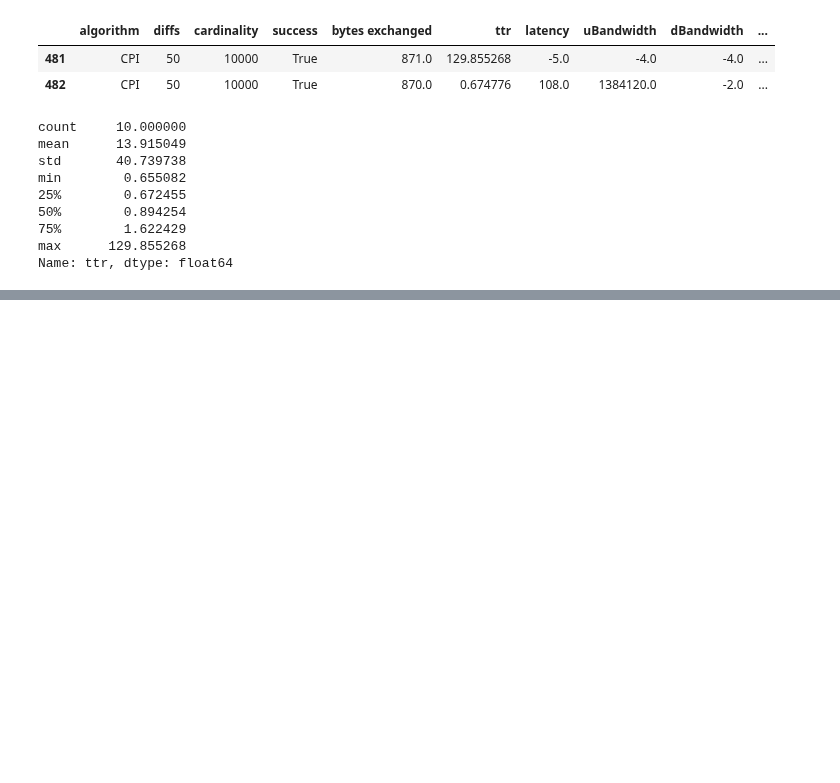
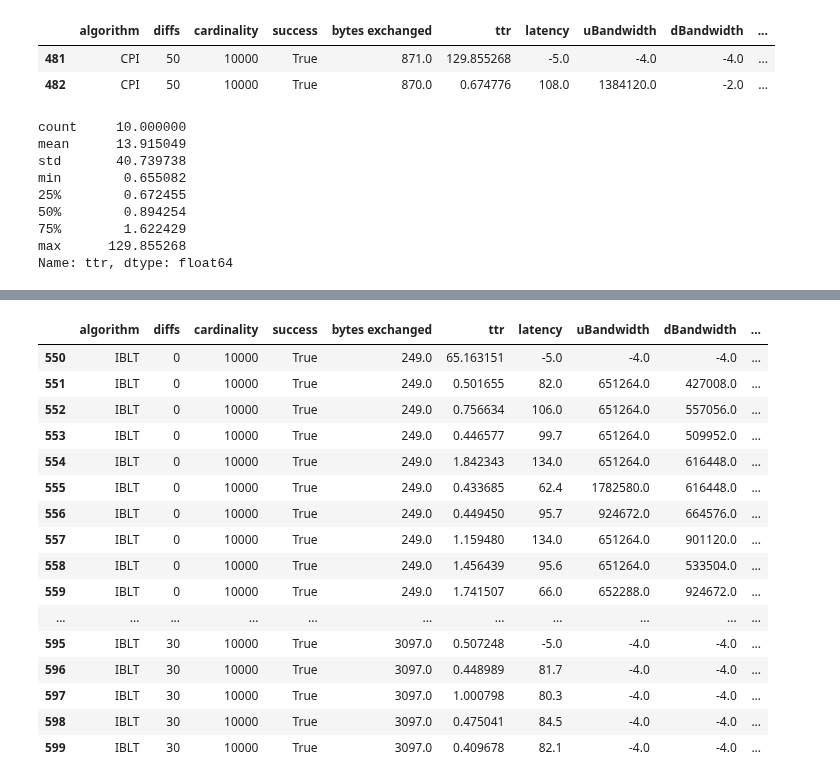
Before and after one commit to nislab/gensync, a Jupyter notebook: run/analysis.ipynb, the cells around one changed output, grey strips where cells are left out. Cells and saved outputs as stored; diff of their text form; code cells hidden in the pictures; blank space fills up the shorter version.

```diff
--- a/run/analysis.ipynb
+++ b/run/analysis.ipynb
@@ -976,0 +993,20 @@ Name: ttr, dtype: float64
+# %%
+d_1026_2s[550:600]
+# %% [output]
+|  | algorithm | diffs | cardinality | success | bytes exchanged | ttr | latency | uBandwidth | dBandwidth | ... |
+| 550 | IBLT | 0 | 10000 | True | 249.0 | 65.163151 | -5.0 | -4.0 | -4.0 | ... |
+| 551 | IBLT | 0 | 10000 | True | 249.0 | 0.501655 | 82.0 | 651264.0 | 427008.0 | ... |
+| 552 | IBLT | 0 | 10000 | True | 249.0 | 0.756634 | 106.0 | 651264.0 | 557056.0 | ... |
+| 553 | IBLT | 0 | 10000 | True | 249.0 | 0.446577 | 99.7 | 651264.0 | 509952.0 | ... |
+| 554 | IBLT | 0 | 10000 | True | 249.0 | 1.842343 | 134.0 | 651264.0 | 616448.0 | ... |
+| 555 | IBLT | 0 | 10000 | True | 249.0 | 0.433685 | 62.4 | 1782580.0 | 616448.0 | ... |
+| 556 | IBLT | 0 | 10000 | True | 249.0 | 0.449450 | 95.7 | 924672.0 | 664576.0 | ... |
+| 557 | IBLT | 0 | 10000 | True | 249.0 | 1.159480 | 134.0 | 651264.0 | 901120.0 | ... |
+| 558 | IBLT | 0 | 10000 | True | 249.0 | 1.456439 | 95.6 | 651264.0 | 533504.0 | ... |
+| 559 | IBLT | 0 | 10000 | True | 249.0 | 1.741507 | 66.0 | 652288.0 | 924672.0 | ... |
+| ... | ... | ... | ... | ... | ... | ... | ... | ... | ... | ... |
+| 595 | IBLT | 30 | 10000 | True | 3097.0 | 0.507248 | -5.0 | -4.0 | -4.0 | ... |
+| 596 | IBLT | 30 | 10000 | True | 3097.0 | 0.448989 | 81.7 | -4.0 | -4.0 | ... |
+| 597 | IBLT | 30 | 10000 | True | 3097.0 | 1.000798 | 80.3 | -4.0 | -4.0 | ... |
+| 598 | IBLT | 30 | 10000 | True | 3097.0 | 0.475041 | 84.5 | -4.0 | -4.0 | ... |
+| 599 | IBLT | 30 | 10000 | True | 3097.0 | 0.409678 | 82.1 | -4.0 | -4.0 | ... |
```
Also changed, not shown: parts of 6 cells of this notebook, 2 other files.
